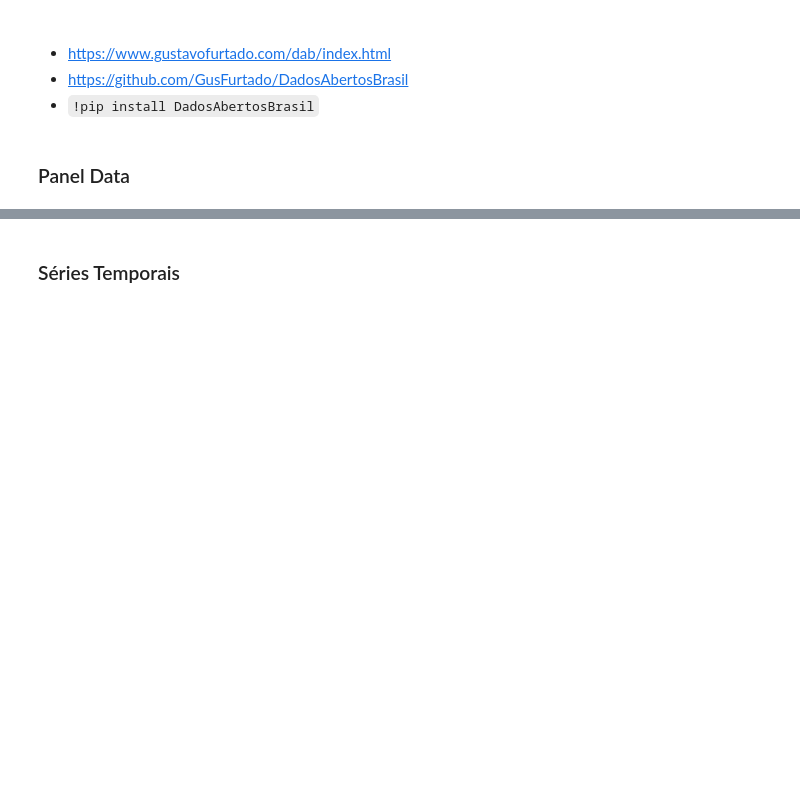
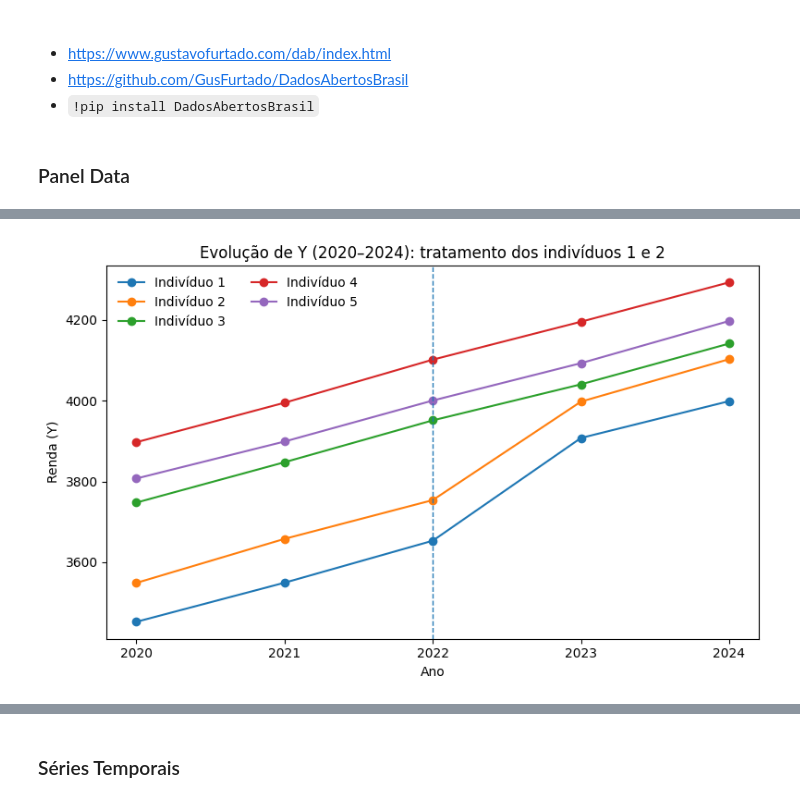
Before and after one commit to Daniel-Uhr/UFSC_2025, a Jupyter notebook: Seminario_2025_UFSC.ipynb, the cells around one changed output, grey strips where cells are left out. Saved outputs shown, nothing was run; the diff lists cells and outputs as text; code cells hidden in the pictures; blank space fills up the shorter version.

```diff
--- a/Seminario_2025_UFSC.ipynb
+++ b/Seminario_2025_UFSC.ipynb
@@ -1329,0 +1445,24 @@ Essa estrutura de dados é importante porque possibilita a identificação de ca
+# %%
+import matplotlib.pyplot as plt
+
+fig, ax = plt.subplots(figsize=(8,5))
+
+# Linhas por indivíduo
+for i in df["id"].unique():
+    dados_i = df[df["id"] == i]
+    ax.plot(dados_i["year"], dados_i["Y"], marker="o", label=f"Indivíduo {i}")
+
+# Linha vertical no início do tratamento
+ax.axvline(x=t0-1, linestyle="--", linewidth=1)
+
+# Ajustar ticks do eixo X para mostrar apenas anos inteiros
+ax.set_xticks(df["year"].unique())  # força usar apenas os anos presentes no DataFrame
+
+ax.set_title("Evolução de Y (2020–2024): tratamento dos indivíduos 1 e 2")
+ax.set_xlabel("Ano")
+ax.set_ylabel("Renda (Y)")
+ax.legend(ncol=2, frameon=False)
+plt.tight_layout()
+plt.show()
+# %% [output]
+[figure, added]
```
Also changed, not shown: parts of 49 cells of this notebook, 1 other file.
